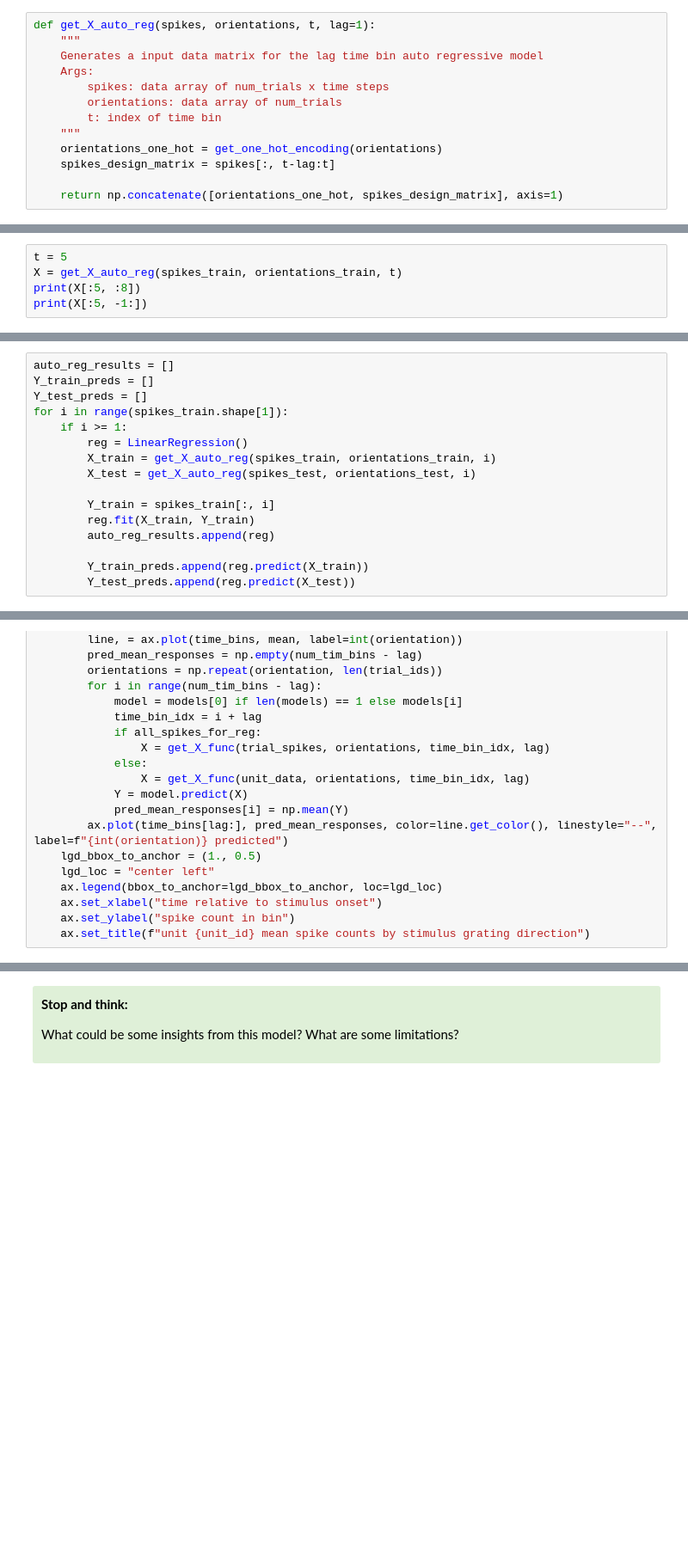
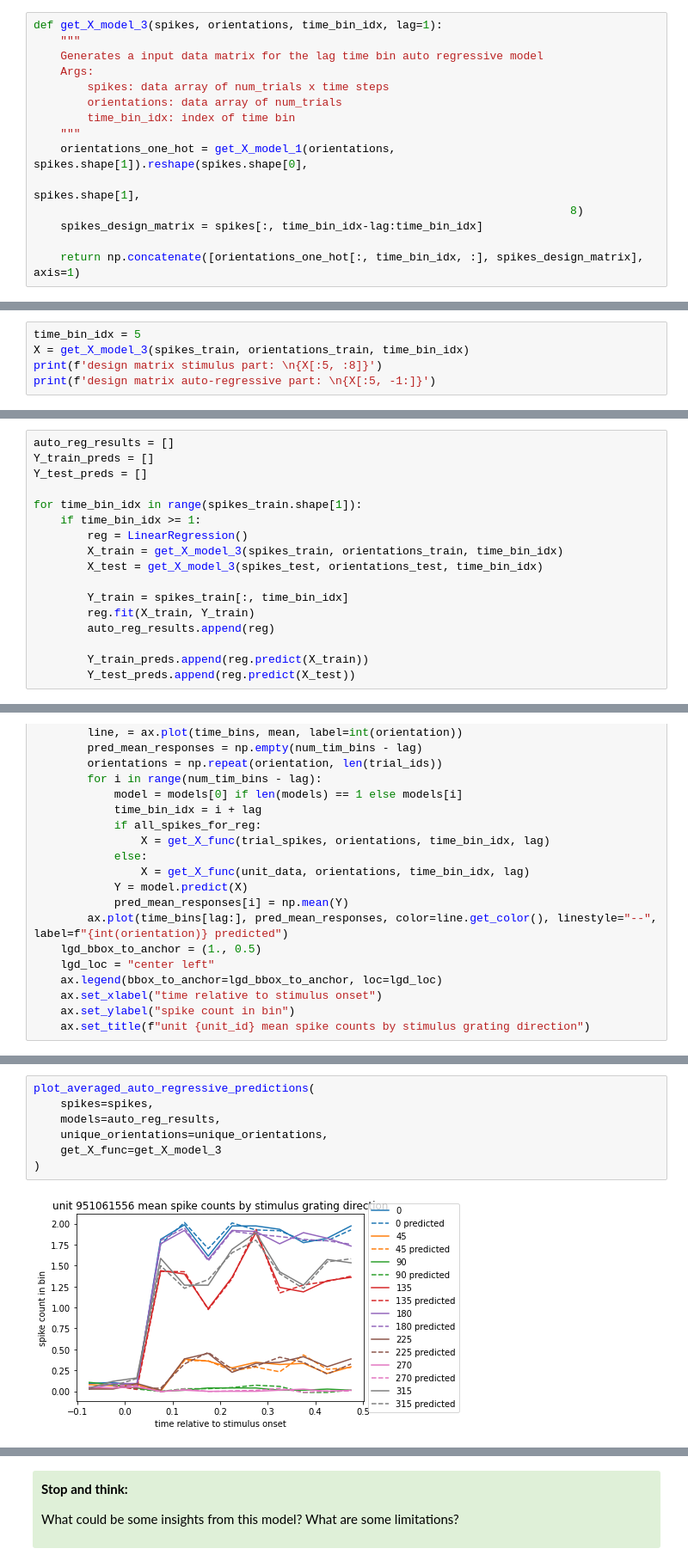
Before and after one commit to AllenInstitute/swdb_variability, a Jupyter notebook: code/Day5_NeuralVariabilityAndDynamics.ipynb, the cells around one changed output, grey strips where cells are left out. Shown at 86% size. Drawn from its saved outputs; the diff is of its cells as text; blank space fills up the shorter version.

```diff
--- a/code/Day5_NeuralVariabilityAndDynamics.ipynb
+++ b/code/Day5_NeuralVariabilityAndDynamics.ipynb
@@ -554,24 +689,26 @@ fig.tight_layout()
     <p> Note: we're defining a more generic version here, with a <code>lag</code> parameter. This will be helpful in later models, where we introduce the concept of lag.
 </div>
 # %%
-def get_X_auto_reg(spikes, orientations, t, lag=1):
+def get_X_model_3(spikes, orientations, time_bin_idx, lag=1):
     """
     Generates a input data matrix for the lag time bin auto regressive model
     Args:
         spikes: data array of num_trials x time steps
         orientations: data array of num_trials
-        t: index of time bin
+        time_bin_idx: index of time bin
     """
-    orientations_one_hot = get_one_hot_encoding(orientations)
-    spikes_design_matrix = spikes[:, t-lag:t]
+    orientations_one_hot = get_X_model_1(orientations, spikes.shape[1]).reshape(spikes.shape[0],
+                                                                                spikes.shape[1],
+                                                                                8)
+    spikes_design_matrix = spikes[:, time_bin_idx-lag:time_bin_idx]
 
-    return np.concatenate([orientations_one_hot, spikes_design_matrix], axis=1)
+    return np.concatenate([orientations_one_hot[:, time_bin_idx, :], spikes_design_matrix], axis=1)
 # %% [markdown]
 <div style="border-left: 3px solid #000; padding: 1px; padding-left: 10px; background: #F0FAFF; ">
 Let's test out this function and see what it returns
 </div>
 # %%
-t = 5
-X = get_X_auto_reg(spikes_train, orientations_train, t)
-print(X[:5, :8])
-print(X[:5, -1:])
+time_bin_idx = 5
+X = get_X_model_3(spikes_train, orientations_train, time_bin_idx)
+print(f'design matrix stimulus part: \n{X[:5, :8]}')
+print(f'design matrix auto-regressive part: \n{X[:5, -1:]}')
@@ -583,13 +733,14 @@ Next we'll train our model. Here, we're still training our model per time bin
 auto_reg_results = []
 Y_train_preds = []
 Y_test_preds = []
-for i in range(spikes_train.shape[1]):
-    if i >= 1:
+
+for time_bin_idx in range(spikes_train.shape[1]):
+    if time_bin_idx >= 1:
         reg = LinearRegression()
-        X_train = get_X_auto_reg(spikes_train, orientations_train, i)
-        X_test = get_X_auto_reg(spikes_test, orientations_test, i)
+        X_train = get_X_model_3(spikes_train, orientations_train, time_bin_idx)
+        X_test = get_X_model_3(spikes_test, orientations_test, time_bin_idx)
 
-        Y_train = spikes_train[:, i]
+        Y_train = spikes_train[:, time_bin_idx]
         reg.fit(X_train, Y_train)
         auto_reg_results.append(reg)
 
@@ -702,0 +863,9 @@ def plot_averaged_auto_regressive_predictions(spikes, models, unique_orientation
+# %%
+plot_averaged_auto_regressive_predictions(
+    spikes=spikes,
+    models=auto_reg_results,
+    unique_orientations=unique_orientations,
+    get_X_func=get_X_model_3
+)
+# %% [output]
+[figure, added]
```
Also changed, not shown: parts of 89 cells of this notebook, 2 other files.
